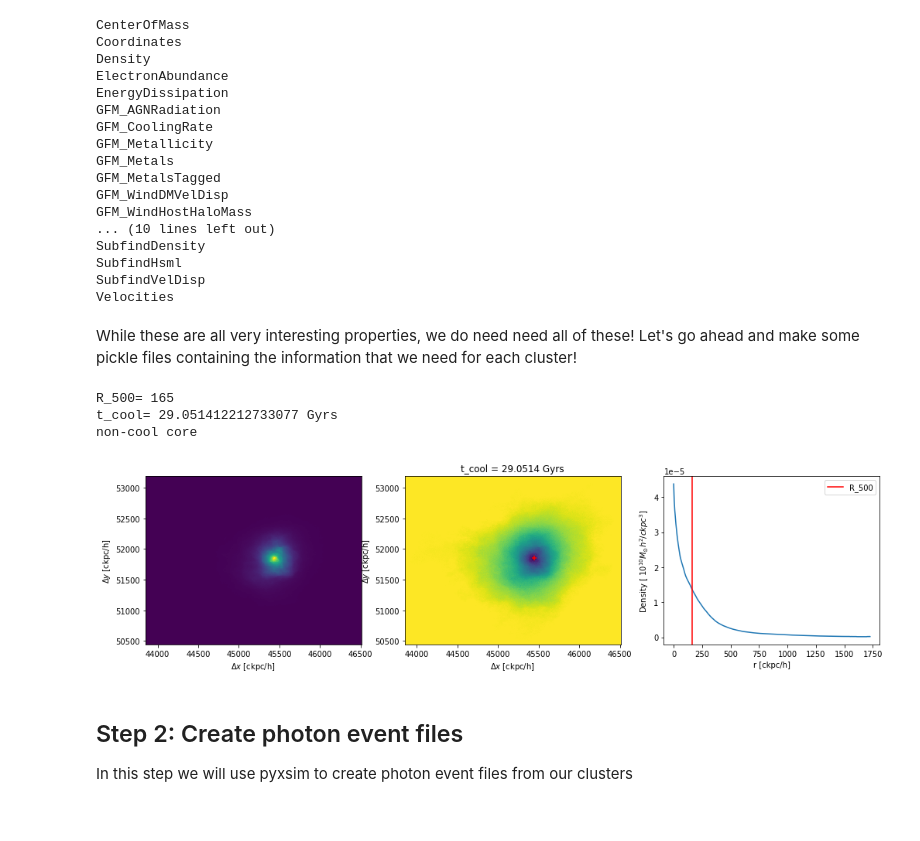
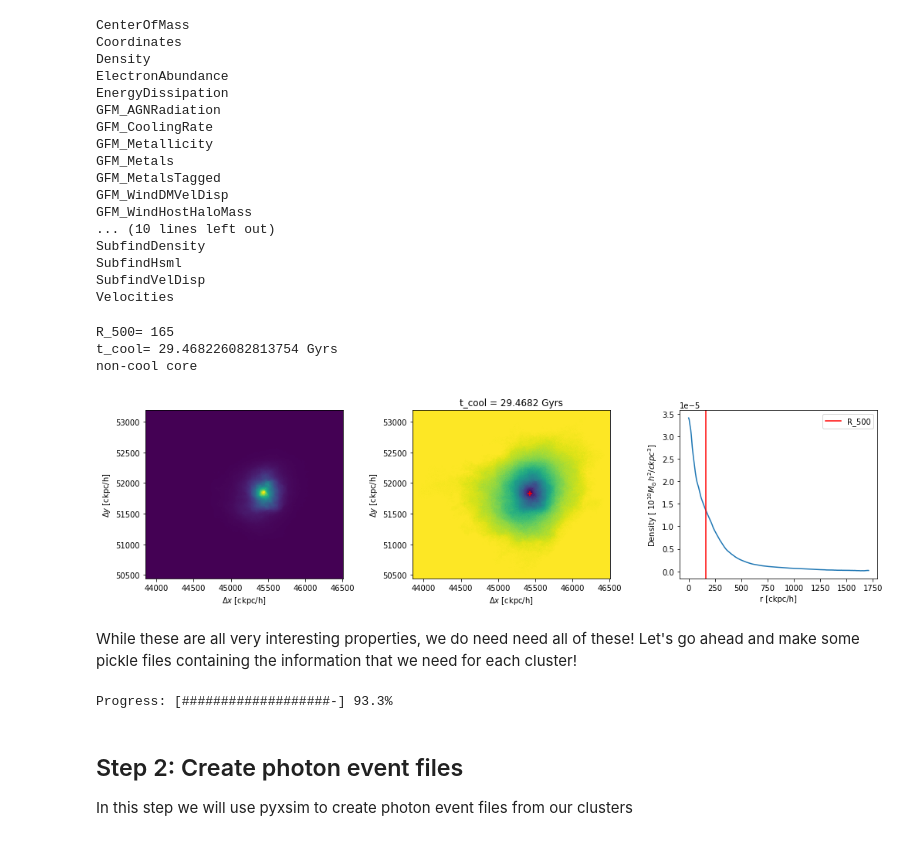
Before and after one commit to mariasadikov/classify_galaxy_clusters, a Jupyter notebook: IllustrisTNG_newest.ipynb, the cells around one changed output. Saved outputs shown, nothing was run; the diff lists cells and outputs as text; code cells hidden in the pictures.

```diff
--- a/IllustrisTNG_newest.ipynb
+++ b/IllustrisTNG_newest.ipynb
@@ -159,11 +193,27 @@ def get_t_cool(j):
     with h5py.File('/home/msadikov/Documents/TNG300/Clusters/snapshot_99/cutout_%i.hdf5'%(j),'r') as f:
         gas = f['PartType0']
         density = gas['Density'][:]
-        max_dens_idx = np.argmax(density)
         x = gas['Coordinates'][:,0]
         y = gas['Coordinates'][:,1]
         z = gas['Coordinates'][:,2]
-        x0, y0, z0 = x[max_dens_idx], y[max_dens_idx], z[max_dens_idx]
+
+        #construct a histogram from separate one-dim arrays
+        xyz = np.array([x,y,z])
+        H, edges= np.histogramdd(np.transpose(xyz), weights = density, bins=300)
+        xedg, yedg, zedg = edges[0], edges[1], edges[2]
+
+        #width of the bins in each dimension
+        x_bin = np.mean(np.abs(np.diff(xedg)))
+        y_bin = np.mean(np.abs(np.diff(yedg)))
+        z_bin = np.mean(np.abs(np.diff(zedg)))
+
+        #get coordinates of center on mass (in relation to the array elements)
+        C = center_of_mass(H)
+
+        #get the actual coordinates in physical distances
+        x0, y0, z0= C[0]*x_bin+xedg[0], C[1]*y_bin+yedg[0], C[2]*z_bin+zedg[0]
+
+
         r = np.sqrt((x-x0)**2+(y-y0)**2+(z-z0)**2)
         X_H = 0.76 #approximate hydrogen mass fraction
         m_p = 8.4089e-68 #proton mass in 1e10 solar masses
@@ -210,6 +260,7 @@ def get_t_cool(j):
 
 
         plt.figure(figsize=(17,4))
+        plt.subplots_adjust(wspace=0.35)
         plt.subplot(1,3,1)
         plt.hist2d(x,y,weights=density,bins=[300,300])
         plt.xlabel('$\Delta x$ [ckpc/h]')
@@ -228,21 +279,30 @@ def get_t_cool(j):
         plt.plot(np.arange(0, imax*a,a), mean_density_tab)
         plt.axvline(R_500, label = 'R_500',linestyle='-',color='r')
         plt.legend()
-        plt.savefig('/home/msadikov/Documents/images/t_cool_image_{}.png'.format(j))
+        plt.savefig('/home/msadikov/Documents/images/t_cool_images/t_cool_image_{}.png'.format(j))
         plt.show()
 
 
 
         return t_cool
+# %%
+t_cool_1 = get_t_cool(1)
+# %% [output]
+R_500= 165
+t_cool= 29.468226082813754 Gyrs
+non-cool core
+[figure, added]
 # %% [markdown]
 While these are all very interesting properties, we do need need all of these! Let's go ahead and make some pickle files containing the information that we  need for each cluster!
-# %%
-t_cool = get_t_cool(1)
-# %% [output]
-R_500= 165
-t_cool= 29.051412212733077 Gyrs
-non-cool core
-[figure, removed]
+# %%
+#t_cool_tab = np.zeros((num_subhalos,2))
+update_progress(0)
+for i, id_ in enumerate(ids[:15]):
+    t_cool = get_t_cool(id_)
+    #t_cool_tab[i,0], t_cool_tab[i,1]=id_, t_cool
+    update_progress(i/15)
+# %% [output]
+Progress: [###################-] 93.3%
 # %%
 '''
 ct = 0
```
Also changed, not shown: parts of 6 cells of this notebook.
